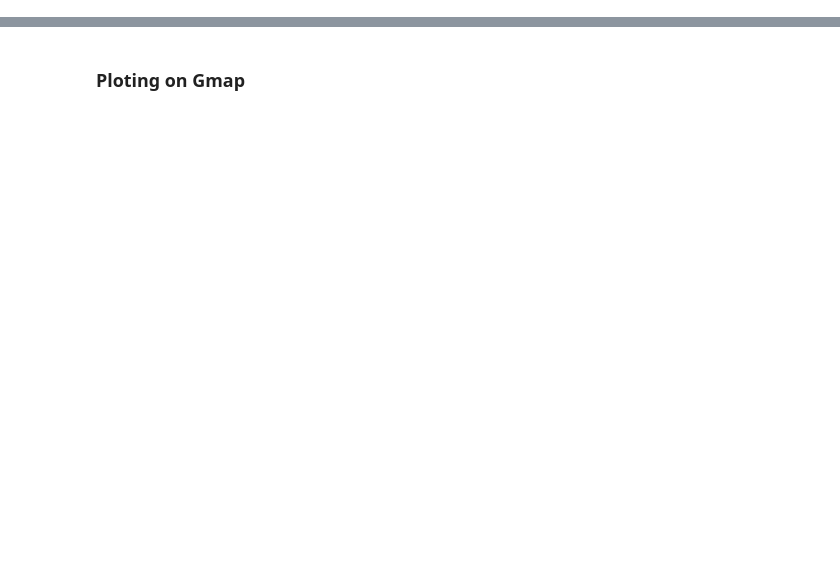
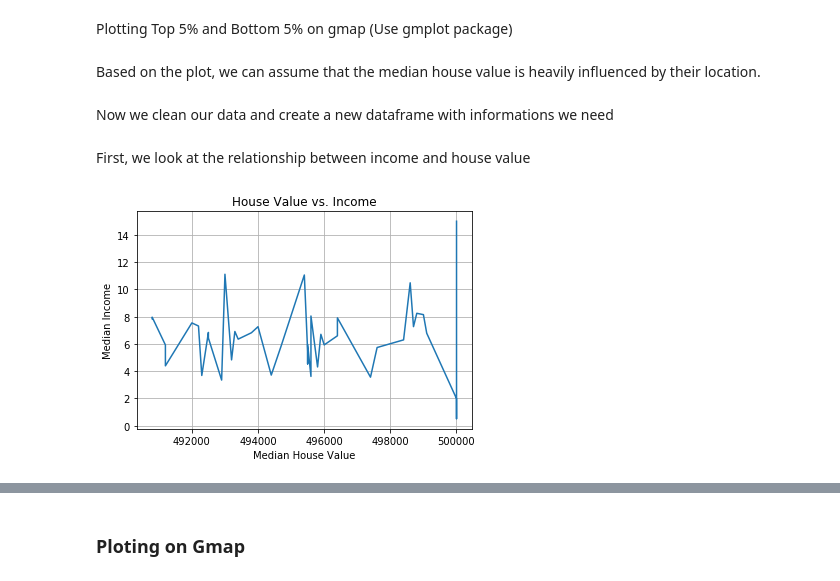
Before and after one commit to truonglybach/project1_UCI, a Jupyter notebook: ly_bach.ipynb, the cells around one changed output, grey strips where cells are left out. Drawn from its saved outputs; the diff is of its cells as text; code cells hidden in the pictures; blank space fills up the shorter version.

```diff
--- a/ly_bach.ipynb
+++ b/ly_bach.ipynb
@@ -103,0 +61,4 @@ top_5["housing_median_age"].mean()
+# %%
+# Sort data by house value
+ca_1990 = ca_1990.sort_values('median_house_value', ascending=False).reset_index(drop=True)
+ca_1990.head()
@@ -103,0 +72,4 @@ top_5["housing_median_age"].mean()
+# %%
+# Slice the top 5%
+top5 = ca_1990.iloc[:round(len(ca_1990['median_house_value'])*0.05), :].sort_values('median_house_value', ascending=False)
+top5.head()
@@ -103,0 +94,2 @@ top_5["housing_median_age"].mean()
+# %% [markdown]
+Plotting Top 5% and Bottom 5% on gmap (Use gmplot package)
@@ -103,0 +107,15 @@ top_5["housing_median_age"].mean()
+# %% [markdown]
+Based on the plot, we can assume that the median house value is heavily influenced by their location.
+# %% [markdown]
+Now we clean our data and create a new dataframe with informations we need
+# %% [markdown]
+First, we look at the relationship between income and house value
+# %%
+plt.plot(top5['median_house_value'], top5['median_income'])
+plt.xlabel('Median House Value')
+plt.ylabel('Median Income')
+house_vs_income = plt.title('House Value vs. Income')
+plt.grid()
+plt.savefig('house_val_vs_inc.png', dpi=300)
+# %% [output]
+[figure, added]
```
Also changed, not shown: parts of 58 cells of this notebook.
